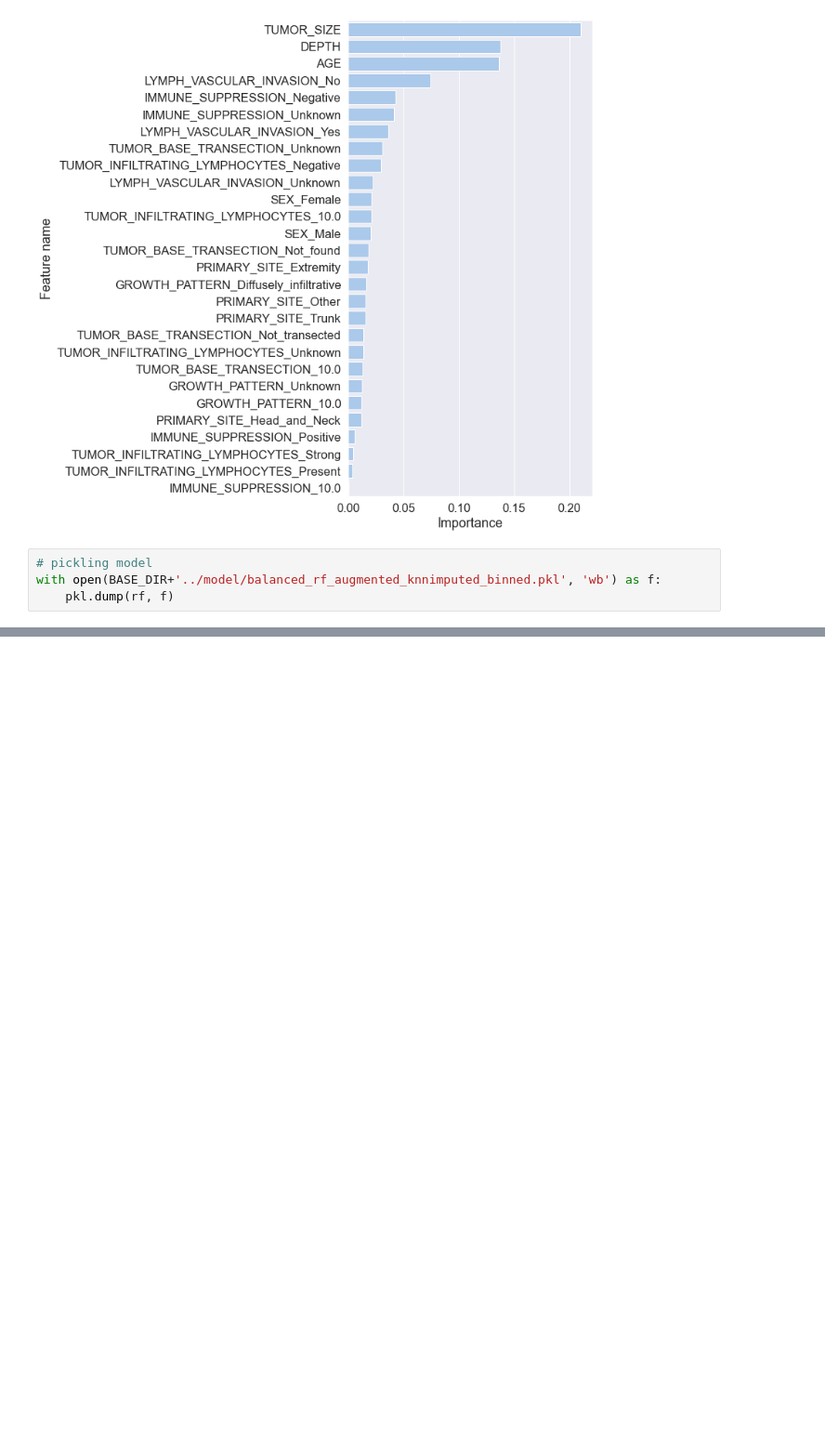
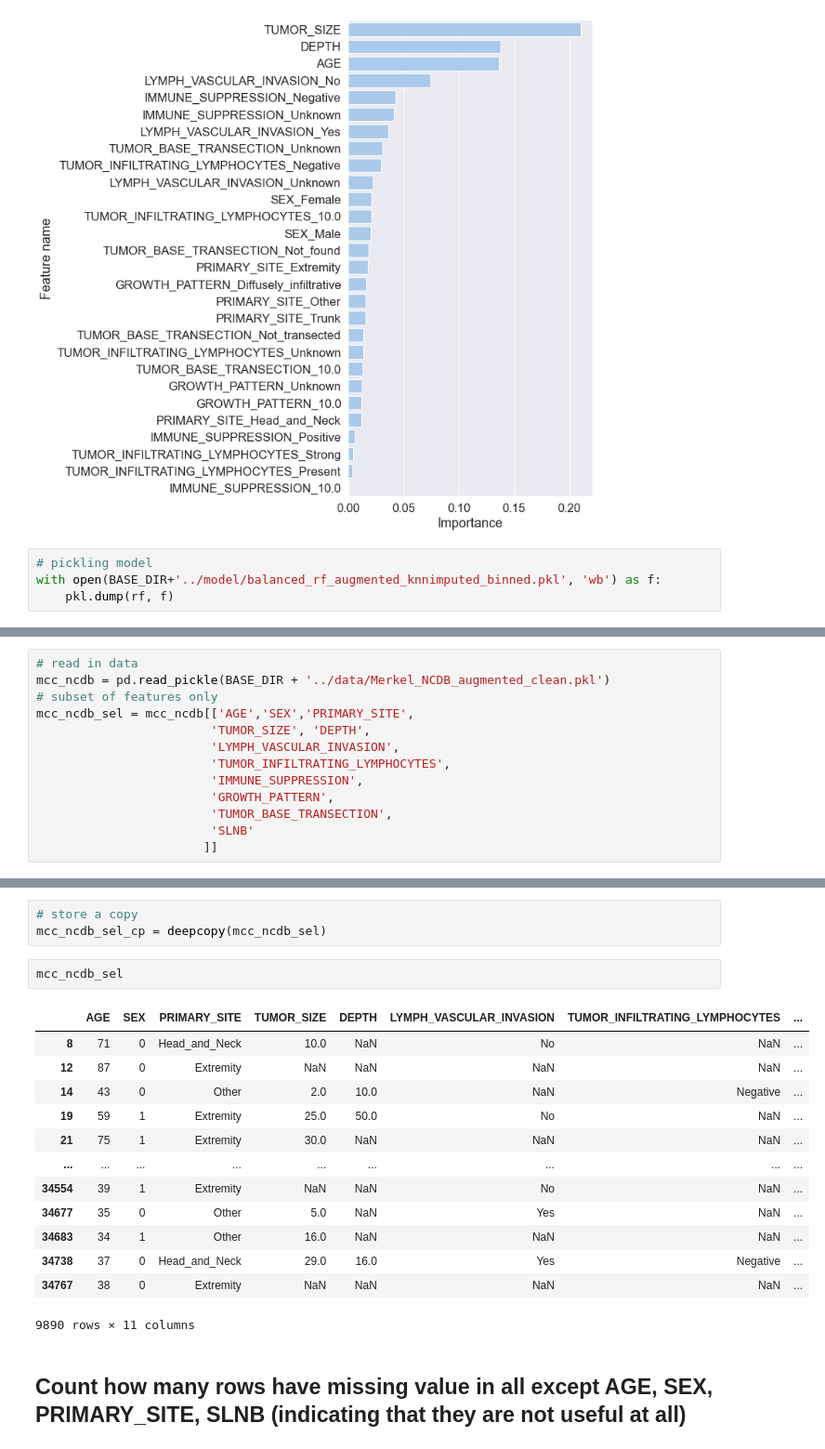
Before and after one commit to jerryji1993/MetMCC-SCAN, a Jupyter notebook: scripts/model_fitting.ipynb, the cells around one changed output, grey strips where cells are left out. Shown at 93% size. Saved outputs shown, nothing was run; the diff lists cells and outputs as text; blank space fills up the shorter version.

```diff
--- a/scripts/model_fitting.ipynb
+++ b/scripts/model_fitting.ipynb
@@ -1201,0 +1204,13 @@ with open(BASE_DIR+'../model/balanced_rf_augmented_knnimputed_binned.pkl', 'wb')
+# %%
+# read in data
+mcc_ncdb = pd.read_pickle(BASE_DIR + '../data/Merkel_NCDB_augmented_clean.pkl')
+# subset of features only
+mcc_ncdb_sel = mcc_ncdb[['AGE','SEX','PRIMARY_SITE',
+                        'TUMOR_SIZE', 'DEPTH',
+                        'LYMPH_VASCULAR_INVASION',
+                        'TUMOR_INFILTRATING_LYMPHOCYTES',
+                        'IMMUNE_SUPPRESSION',
+                        'GROWTH_PATTERN',
+                        'TUMOR_BASE_TRANSECTION',
+                        'SLNB'
+                       ]]
@@ -1201,0 +1324,21 @@ with open(BASE_DIR+'../model/balanced_rf_augmented_knnimputed_binned.pkl', 'wb')
+# %%
+# store a copy
+mcc_ncdb_sel_cp = deepcopy(mcc_ncdb_sel)
+# %%
+mcc_ncdb_sel
+# %% [output]
+|  | AGE | SEX | PRIMARY_SITE | TUMOR_SIZE | DEPTH | LYMPH_VASCULAR_INVASION | TUMOR_INFILTRATING_LYMPHOCYTES | ... |
+| 8 | 71 | 0 | Head_and_Neck | 10.0 | NaN | No | NaN | ... |
+| 12 | 87 | 0 | Extremity | NaN | NaN | NaN | NaN | ... |
+| 14 | 43 | 0 | Other | 2.0 | 10.0 | NaN | Negative | ... |
+| 19 | 59 | 1 | Extremity | 25.0 | 50.0 | No | NaN | ... |
+| 21 | 75 | 1 | Extremity | 30.0 | NaN | NaN | NaN | ... |
+| ... | ... | ... | ... | ... | ... | ... | ... | ... |
+| 34554 | 39 | 1 | Extremity | NaN | NaN | No | NaN | ... |
+| 34677 | 35 | 0 | Other | 5.0 | NaN | Yes | NaN | ... |
+| 34683 | 34 | 1 | Other | 16.0 | NaN | NaN | NaN | ... |
+| 34738 | 37 | 0 | Head_and_Neck | 29.0 | 16.0 | Yes | Negative | ... |
+| 34767 | 38 | 0 | Extremity | NaN | NaN | NaN | NaN | ... |
+9890 rows × 11 columns
+# %% [markdown]
+## Count how many rows have missing value in all except AGE, SEX, PRIMARY_SITE, SLNB (indicating that they are not useful at all)
```
Also changed, not shown: parts of 134 cells of this notebook, 1 other file.
